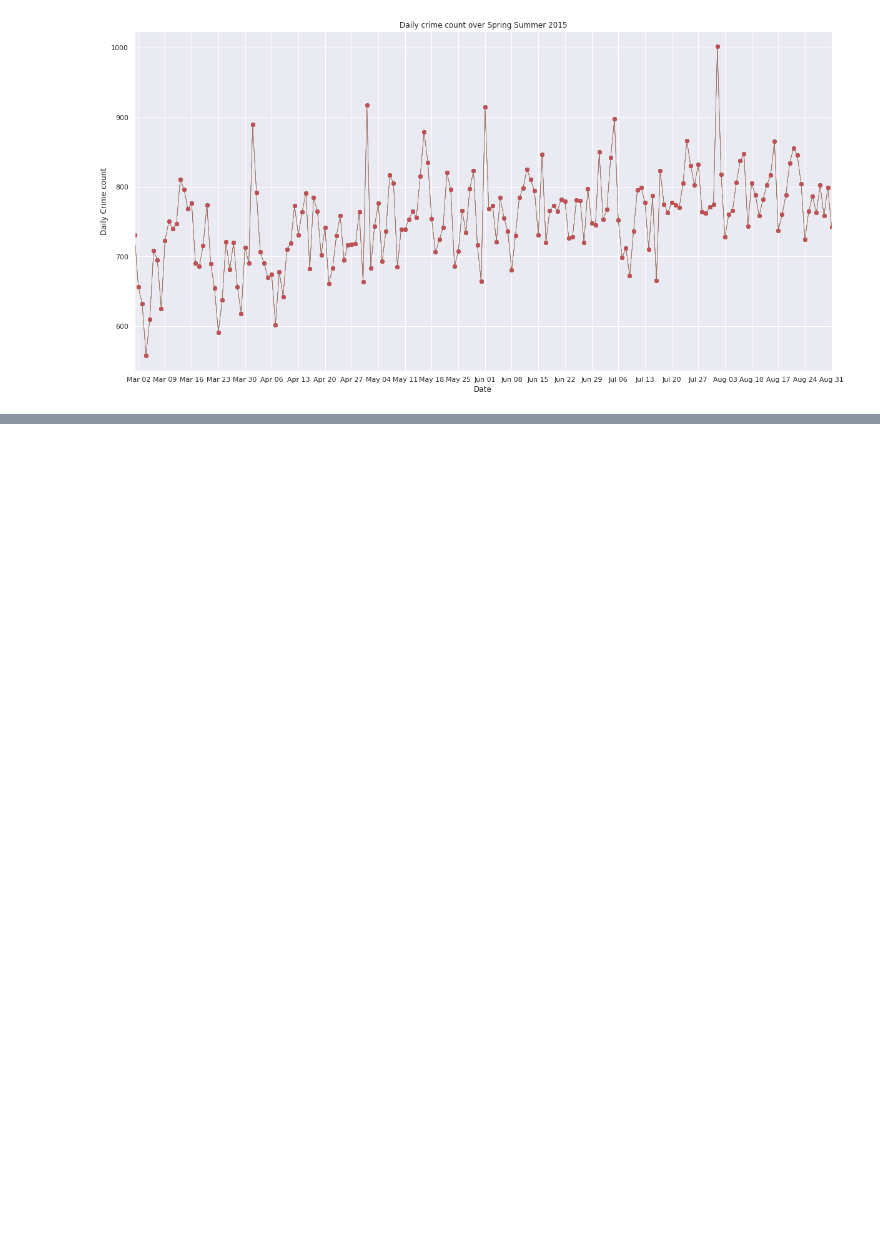
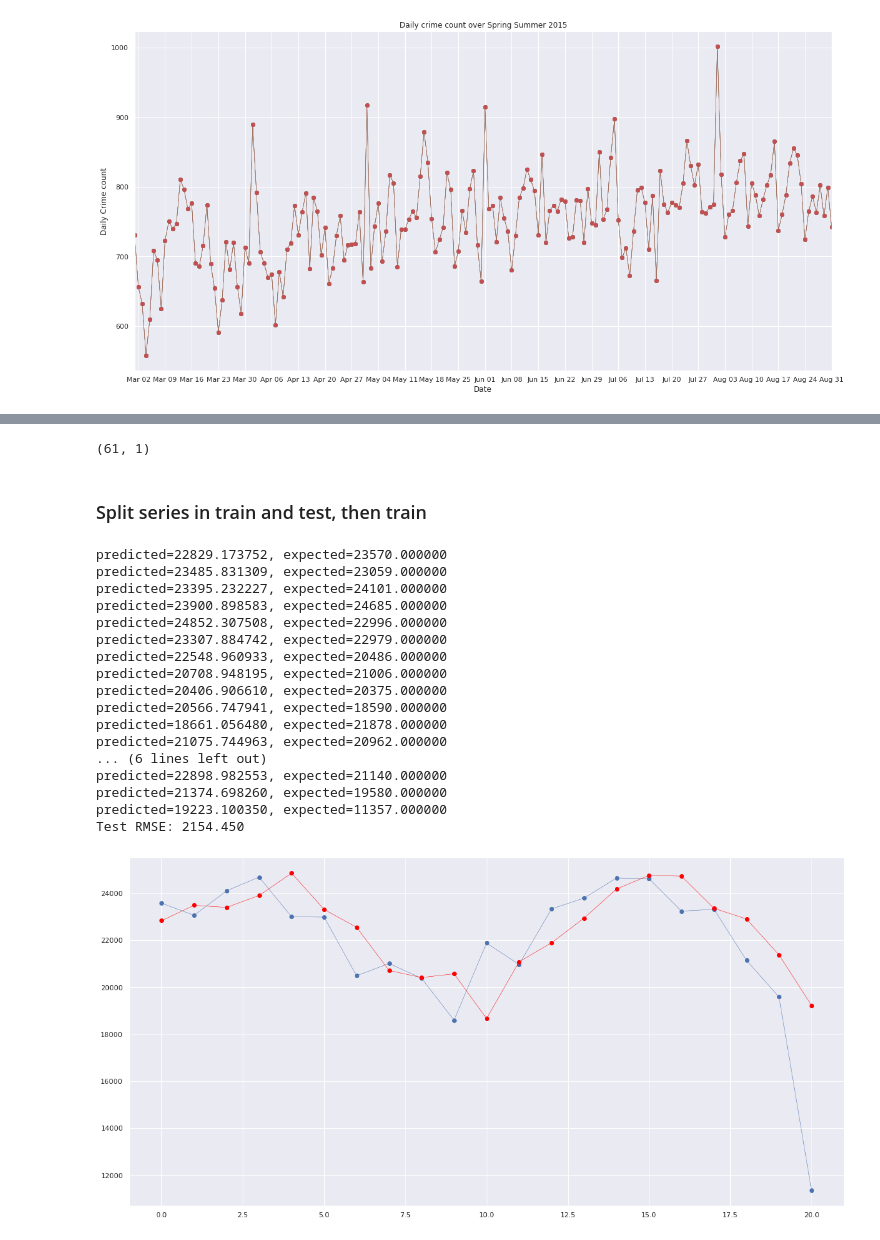
Before and after one commit to anto8460/chicago_project, a Jupyter notebook: chicago_project/timeseries_analysis_and_forecasting.ipynb, the cells around one changed output, grey strips where cells are left out. Cells and saved outputs as stored; diff of their text form; code cells hidden in the pictures; blank space fills up the shorter version.

Commit message:
fix errors

```diff
--- a/chicago_project/timeseries_analysis_and_forecasting.ipynb
+++ b/chicago_project/timeseries_analysis_and_forecasting.ipynb
@@ -274,0 +305,53 @@ KeyError: "['Arrest Status', 'Domestic Status', 'District', 'FBI Code'] not foun
+# %%
+X = series.values
+X.shape
+# %% [output]
+(61, 1)
+# %% [markdown]
+### Split series in train and test, then train
+# %%
+from math import sqrt
+from sklearn.metrics import mean_squared_error
+
+# split into train and test sets
+X = series.values
+size = int(len(X) * 0.66)
+train, test = X[0:size], X[size:len(X)]
+history = [x for x in train]
+predictions = list()
+# walk-forward validation
+for t in range(len(test)):
+	model = ARIMA(history, order=(5,1,0))
+	model_fit = model.fit()
+	output = model_fit.forecast()
+	yhat = output[0]
+	predictions.append(yhat)
+	obs = test[t]
+	history.append(obs)
+	print('predicted=%f, expected=%f' % (yhat, obs))
+# evaluate forecasts
+rmse = sqrt(mean_squared_error(test, predictions))
+print('Test RMSE: %.3f' % rmse)
+# plot forecasts against actual outcomes
+plt.plot(test)
+plt.plot(predictions, color='red')
+plt.show()
+# %% [output]
+predicted=22829.173752, expected=23570.000000
+predicted=23485.831309, expected=23059.000000
+predicted=23395.232227, expected=24101.000000
+predicted=23900.898583, expected=24685.000000
+predicted=24852.307508, expected=22996.000000
+predicted=23307.884742, expected=22979.000000
+predicted=22548.960933, expected=20486.000000
+predicted=20708.948195, expected=21006.000000
+predicted=20406.906610, expected=20375.000000
+predicted=20566.747941, expected=18590.000000
+predicted=18661.056480, expected=21878.000000
+predicted=21075.744963, expected=20962.000000
+... (6 lines left out)
+predicted=22898.982553, expected=21140.000000
+predicted=21374.698260, expected=19580.000000
+predicted=19223.100350, expected=11357.000000
+Test RMSE: 2154.450
+[figure, added]
```
Also changed, not shown: parts of 10 cells of this notebook.
